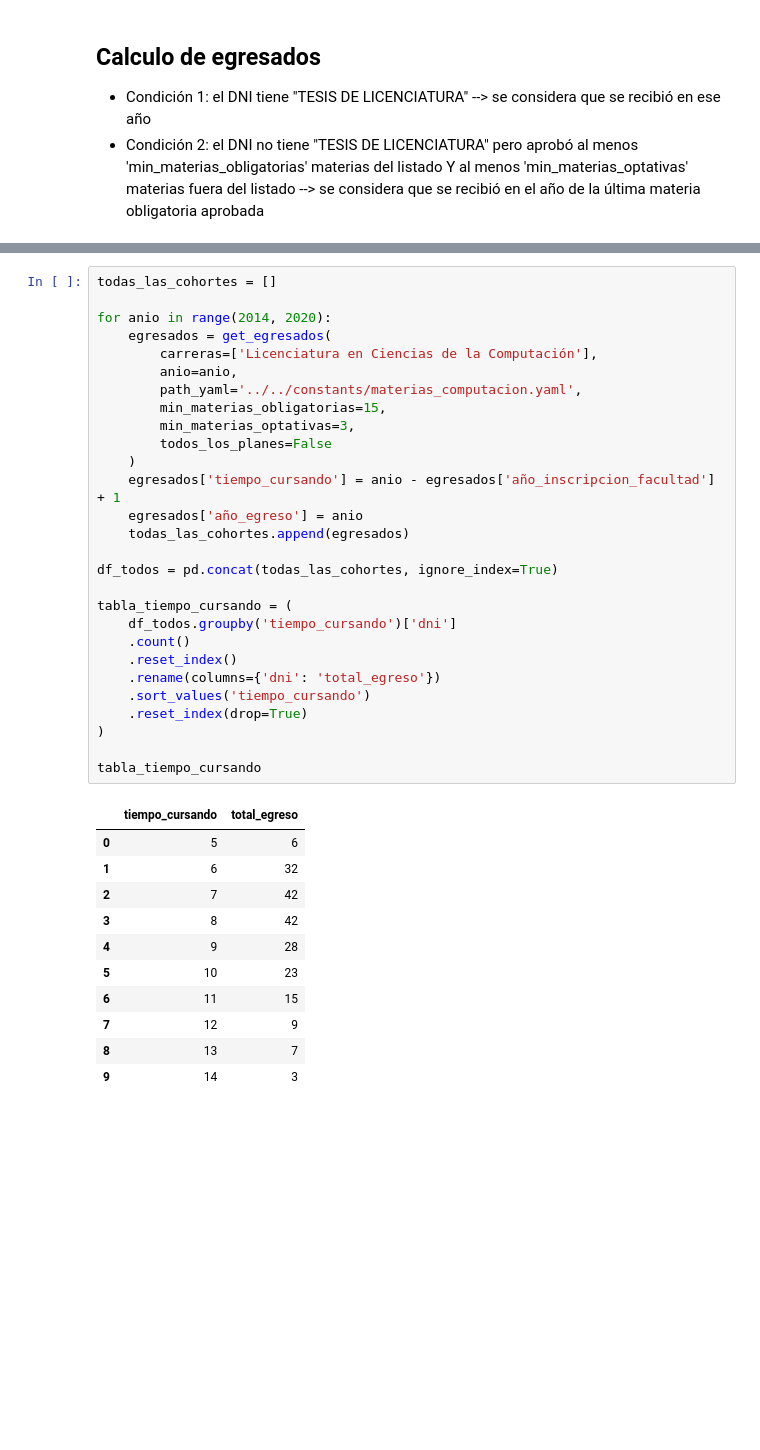
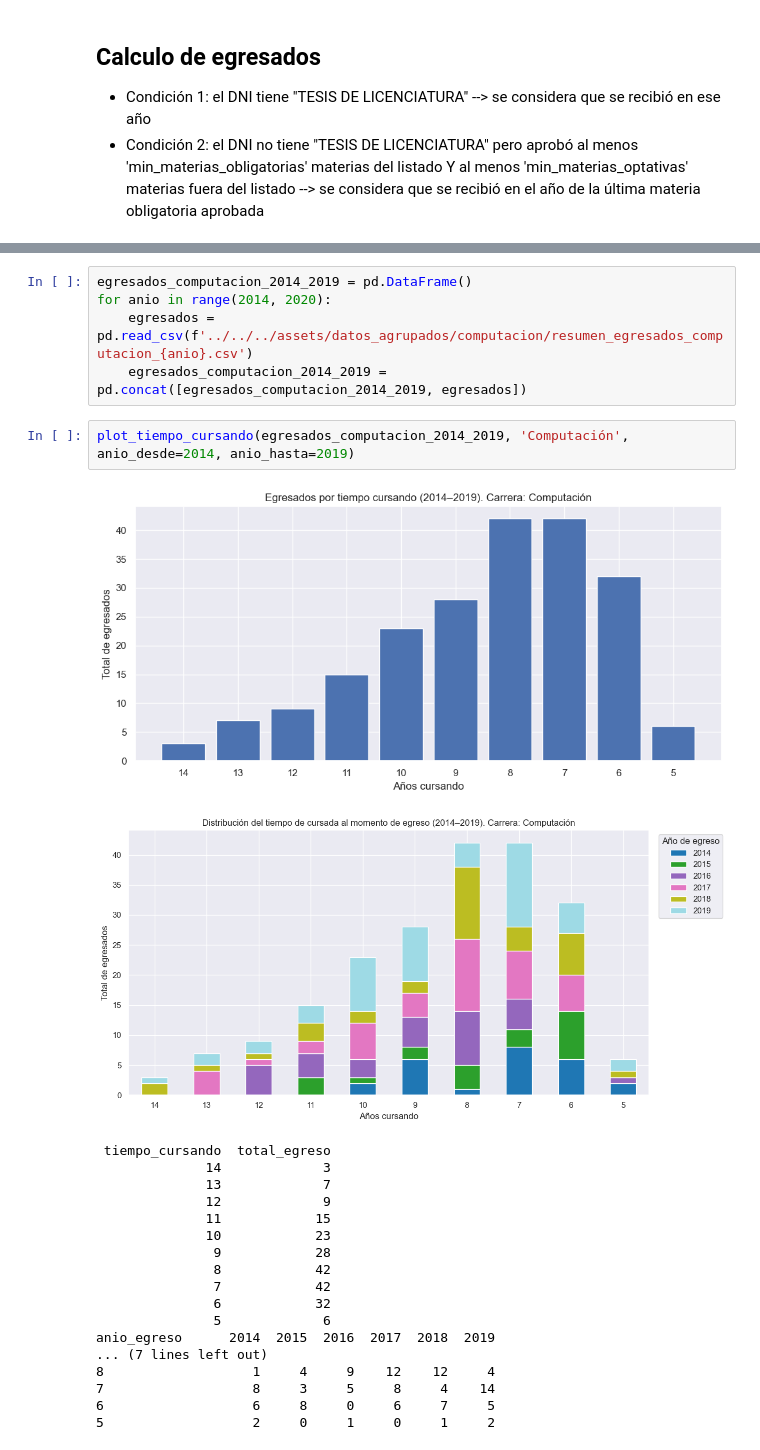
Before and after one commit to solcalloni/modelos-para-prediccion-de-abandono, a Jupyter notebook: packages/exploratory-data-analysis/FCEN_2005_2025/03-analisis_por_carrera_compu.ipynb, the cells around one changed output, grey strips where cells are left out. Saved outputs shown, nothing was run; the diff lists cells and outputs as text; blank space fills up the shorter version.

```diff
--- a/packages/exploratory-data-analysis/FCEN_2005_2025/03-analisis_por_carrera_compu.ipynb
+++ b/packages/exploratory-data-analysis/FCEN_2005_2025/03-analisis_por_carrera_compu.ipynb
@@ -136,41 +122,28 @@ for anio in range(2010, 2026):
 ... (4 outputs left out)
+# %%
+egresados_computacion_2014_2019 = pd.DataFrame()
+for anio in range(2014, 2020):
+    egresados = pd.read_csv(f'../../../assets/datos_agrupados/computacion/resumen_egresados_computacion_{anio}.csv')
+    egresados_computacion_2014_2019 = pd.concat([egresados_computacion_2014_2019, egresados])
 # %%
-todas_las_cohortes = []
-
-for anio in range(2014, 2020):
-    egresados = get_egresados(
-        carreras=['Licenciatura en Ciencias de la Computación'],
-        anio=anio,
-        path_yaml='../../constants/materias_computacion.yaml',
-        min_materias_obligatorias=15,
-        min_materias_optativas=3,
-        todos_los_planes=False
-    )
-    egresados['tiempo_cursando'] = anio - egresados['año_inscripcion_facultad'] + 1
-    egresados['año_egreso'] = anio
-    todas_las_cohortes.append(egresados)
-
-df_todos = pd.concat(todas_las_cohortes, ignore_index=True)
-
-tabla_tiempo_cursando = (
-    df_todos.groupby('tiempo_cursando')['dni']
-    .count()
-    .reset_index()
-    .rename(columns={'dni': 'total_egreso'})
-    .sort_values('tiempo_cursando')
-    .reset_index(drop=True)
-)
-
-tabla_tiempo_cursando
+plot_tiempo_cursando(egresados_computacion_2014_2019, 'Computación', anio_desde=2014, anio_hasta=2019)
 # %% [output]
-|  | tiempo_cursando | total_egreso |
-| 0 | 5 | 6 |
-| 1 | 6 | 32 |
-| 2 | 7 | 42 |
-| 3 | 8 | 42 |
-| 4 | 9 | 28 |
-| 5 | 10 | 23 |
-| 6 | 11 | 15 |
-| 7 | 12 | 9 |
-| 8 | 13 | 7 |
-| 9 | 14 | 3 |
+[figure, added]
+[figure, added]
+ tiempo_cursando  total_egreso
+              14             3
+              13             7
+              12             9
+              11            15
+              10            23
+               9            28
+               8            42
+               7            42
+               6            32
+               5             6
+anio_egreso      2014  2015  2016  2017  2018  2019
+... (7 lines left out)
+8                   1     4     9    12    12     4
+7                   8     3     5     8     4    14
+6                   6     8     0     6     7     5
+5                   2     0     1     0     1     2
```
Also changed, not shown: parts of 8 cells of this notebook, 3 other files.
